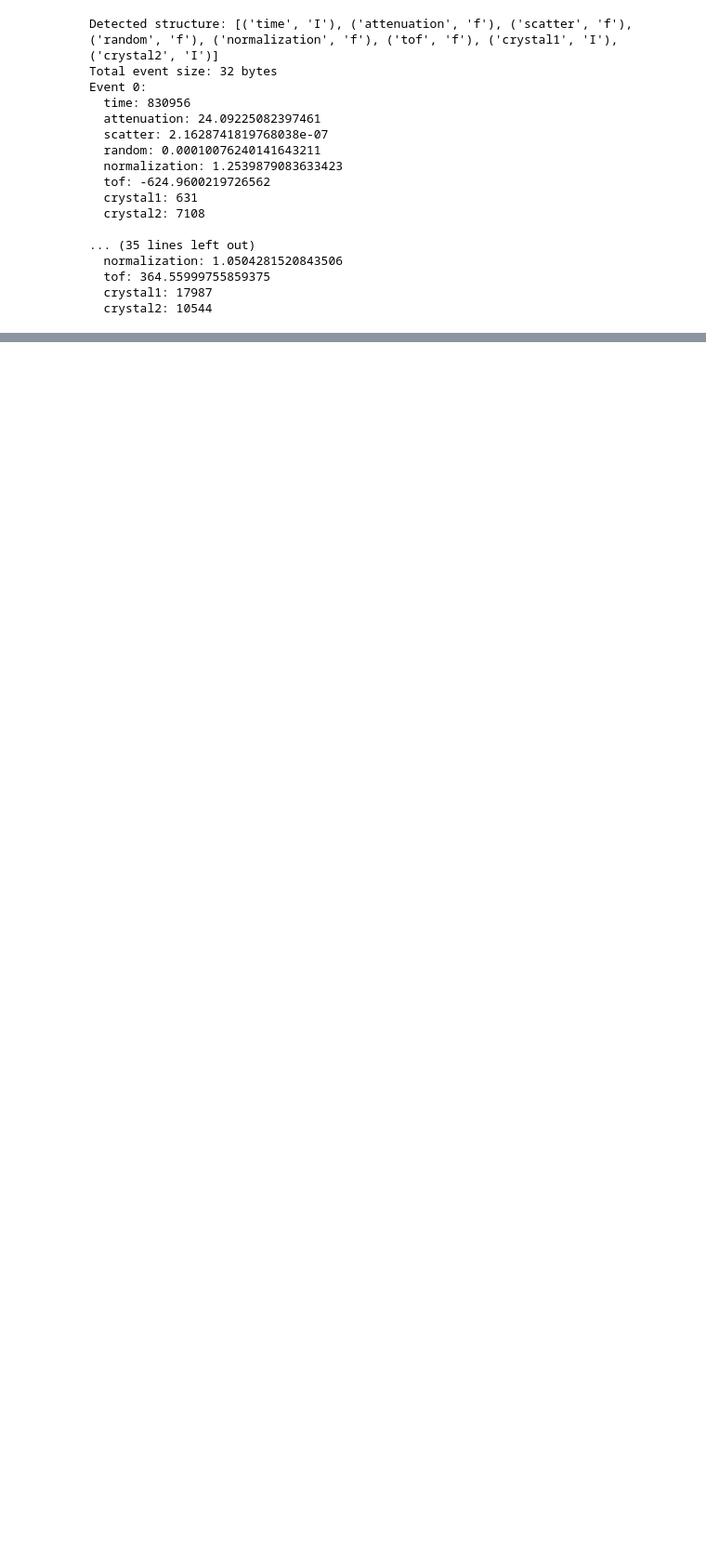
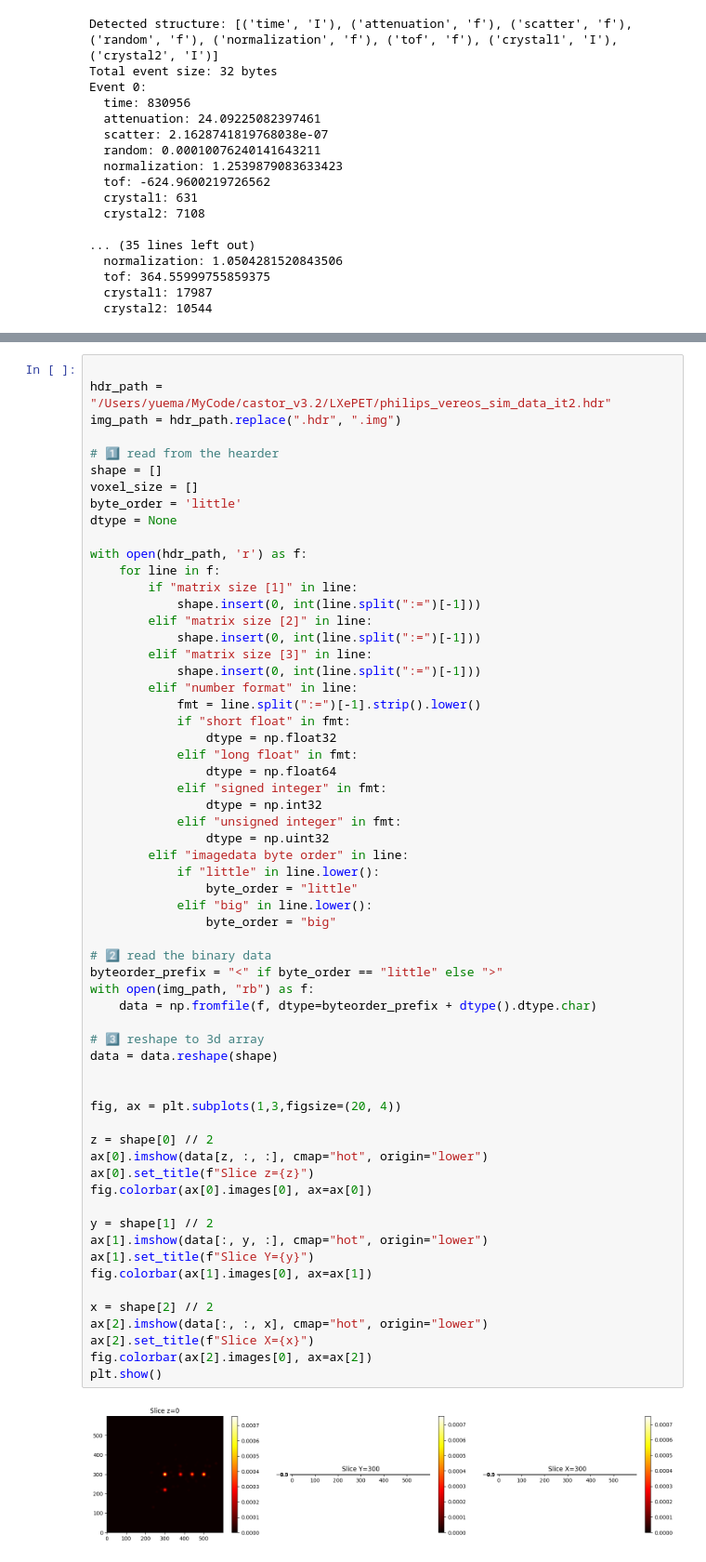
Before and after one commit to darkmatter-ucsd/LXePETSim, a Jupyter notebook: LXePETSim/castor_reconstruction/check_benchmark_image.ipynb, the cells around one changed output, grey strips where cells are left out. Shown at 93% size. Saved outputs shown, nothing was run; the diff lists cells and outputs as text; blank space fills up the shorter version.

Commit message:
add notebook to plot reconstructed image

```diff
--- a/LXePETSim/castor_reconstruction/check_benchmark_image.ipynb
+++ b/LXePETSim/castor_reconstruction/check_benchmark_image.ipynb
@@ -256,0 +381,63 @@ Event 0:
+# %%
+
+hdr_path = "/Users/yuema/MyCode/castor_v3.2/LXePET/philips_vereos_sim_data_it2.hdr"
+img_path = hdr_path.replace(".hdr", ".img")
+
+# 1️⃣ read from the hearder
+shape = []
+voxel_size = []
+byte_order = 'little'
+dtype = None
+
+with open(hdr_path, 'r') as f:
+    for line in f:
+        if "matrix size [1]" in line:
+            shape.insert(0, int(line.split(":=")[-1]))
+        elif "matrix size [2]" in line:
+            shape.insert(0, int(line.split(":=")[-1]))
+        elif "matrix size [3]" in line:
+            shape.insert(0, int(line.split(":=")[-1]))
+        elif "number format" in line:
+            fmt = line.split(":=")[-1].strip().lower()
+            if "short float" in fmt:
+                dtype = np.float32
+            elif "long float" in fmt:
+                dtype = np.float64
+            elif "signed integer" in fmt:
+                dtype = np.int32
+            elif "unsigned integer" in fmt:
+                dtype = np.uint32
+        elif "imagedata byte order" in line:
+            if "little" in line.lower():
+                byte_order = "little"
+            elif "big" in line.lower():
+                byte_order = "big"
+
+# 2️⃣ read the binary data
+byteorder_prefix = "<" if byte_order == "little" else ">"
+with open(img_path, "rb") as f:
+    data = np.fromfile(f, dtype=byteorder_prefix + dtype().dtype.char)
+
+# 3️⃣ reshape to 3d array
+data = data.reshape(shape)
+
+
+fig, ax = plt.subplots(1,3,figsize=(20, 4))
+
+z = shape[0] // 2
+ax[0].imshow(data[z, :, :], cmap="hot", origin="lower")
+ax[0].set_title(f"Slice z={z}")
+fig.colorbar(ax[0].images[0], ax=ax[0])
+
+y = shape[1] // 2
+ax[1].imshow(data[:, y, :], cmap="hot", origin="lower")
+ax[1].set_title(f"Slice Y={y}")
+fig.colorbar(ax[1].images[0], ax=ax[1])
+
+x = shape[2] // 2
+ax[2].imshow(data[:, :, x], cmap="hot", origin="lower")
+ax[2].set_title(f"Slice X={x}")
+fig.colorbar(ax[2].images[0], ax=ax[2])
+plt.show()
+# %% [output]
+[figure, added]
```
Also changed, not shown: parts of 14 cells of this notebook.
